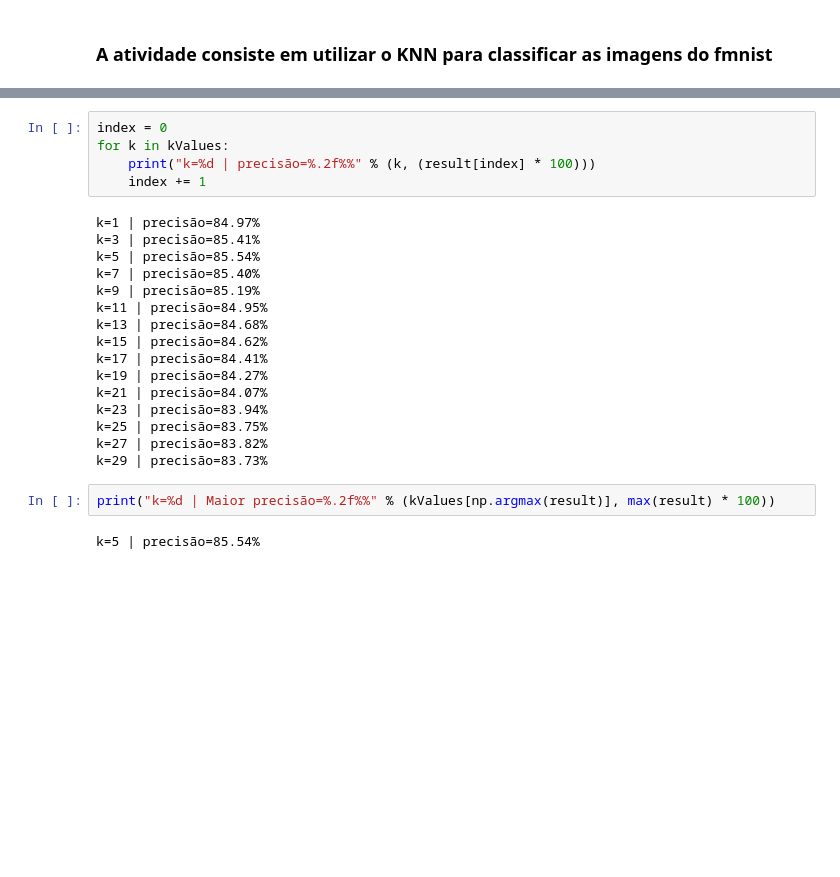
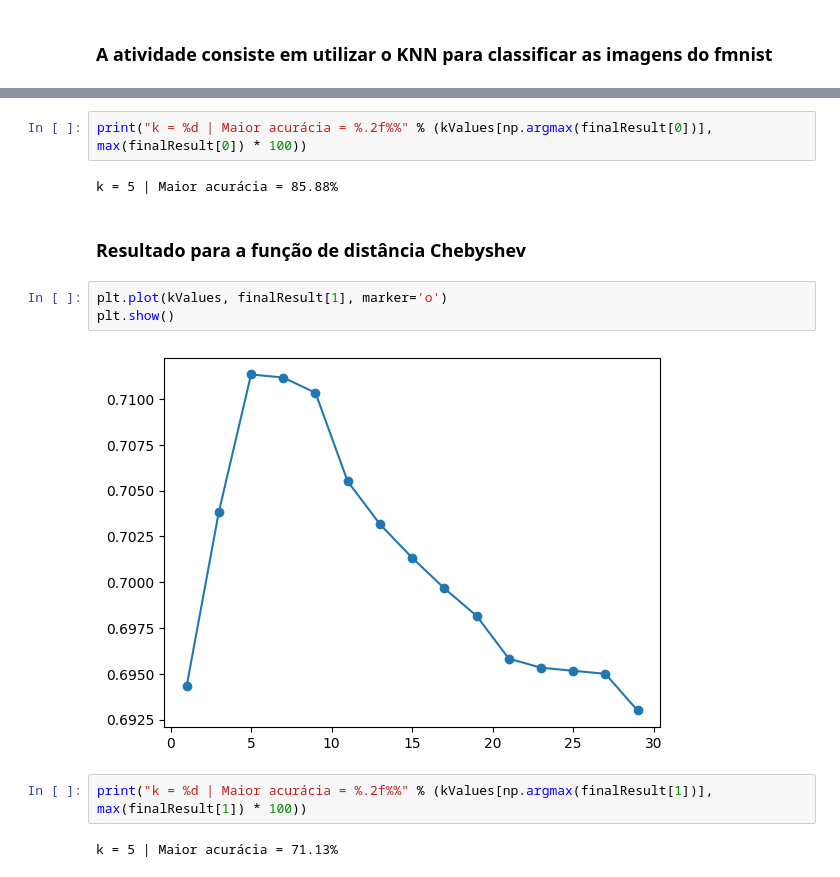
Before and after one commit to FrBreno/ML2023-franciscoBreno, a Jupyter notebook: Atividade_02/knn-fashionmnist.ipynb, the cells around one changed output, grey strips where cells are left out. Saved outputs shown, nothing was run; the diff lists cells and outputs as text; blank space fills up the shorter version.

```diff
--- a/Atividade_02/knn-fashionmnist.ipynb
+++ b/Atividade_02/knn-fashionmnist.ipynb
@@ -95,25 +129,15 @@ plt.show()
-# %%
-index = 0
-for k in kValues:
-    print("k=%d | precisão=%.2f%%" % (k, (result[index] * 100)))
-    index += 1
-# %% [output]
-k=1 | precisão=84.97%
-k=3 | precisão=85.41%
-k=5 | precisão=85.54%
-k=7 | precisão=85.40%
-k=9 | precisão=85.19%
-k=11 | precisão=84.95%
-k=13 | precisão=84.68%
-k=15 | precisão=84.62%
-k=17 | precisão=84.41%
-k=19 | precisão=84.27%
-k=21 | precisão=84.07%
-k=23 | precisão=83.94%
-k=25 | precisão=83.75%
-k=27 | precisão=83.82%
-k=29 | precisão=83.73%
 # %%
-print("k=%d | Maior precisão=%.2f%%" % (kValues[np.argmax(result)], max(result) * 100))
+print("k = %d | Maior acurácia = %.2f%%" % (kValues[np.argmax(finalResult[0])], max(finalResult[0]) * 100))
 # %% [output]
-k=5 | precisão=85.54%
+k = 5 | Maior acurácia = 85.88%
+# %% [markdown]
+### Resultado para a função de distância Chebyshev
+# %%
+plt.plot(kValues, finalResult[1], marker='o')
+plt.show()
+# %% [output]
+[figure, added]
+# %%
+print("k = %d | Maior acurácia = %.2f%%" % (kValues[np.argmax(finalResult[1])], max(finalResult[1]) * 100))
+# %% [output]
+k = 5 | Maior acurácia = 71.13%
```
Also changed, not shown: parts of 21 cells of this notebook.
